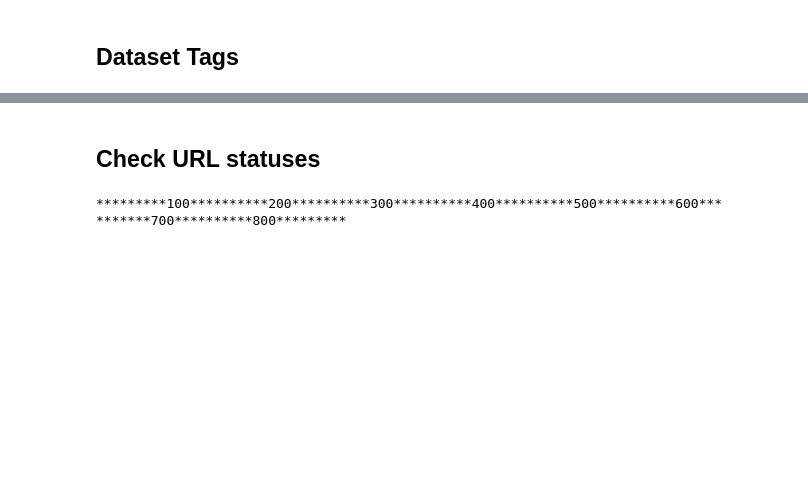
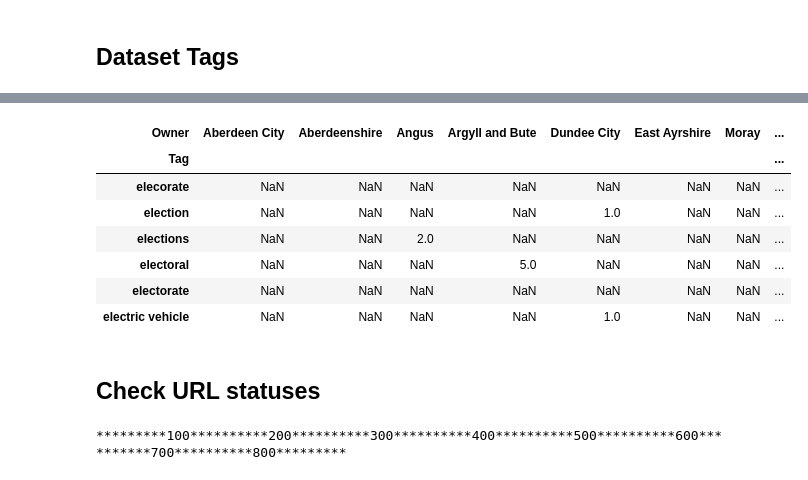
Before and after one commit to OpenDataScotland/the_od_bods, a Jupyter notebook: analytics/analytics.ipynb, the cells around one changed output, grey strips where cells are left out. Saved outputs shown, nothing was run; the diff lists cells and outputs as text; code cells hidden in the pictures; blank space fills up the shorter version.

```diff
--- a/analytics/analytics.ipynb
+++ b/analytics/analytics.ipynb
@@ -350,3 +374,27 @@ stats_d
+# %%
+### Matrix of tags used by council
+stats_d3 = pd.DataFrame(\
+                    data_tags.groupby(['Tag','Owner']).size())\
+                .reset_index()\
+                .pivot(index='Tag',columns='Owner',values=0)
+stats_d3.loc[:,'Tag_Total'] = stats_d3.sum(numeric_only=True, axis=1)
+stats_d3.loc['Council_Total',:] = stats_d3.sum(numeric_only=True, axis=0)
+
+### Export to 'output_TagsByCouncil.csv'
+stats_d3.to_csv('output_TagsByCouncil.csv')
+
+### Show a snippet for "elec"
+elec_tag_list = [t for t in stats_d3.index.values if t[0:4]=='elec']
+stats_d3.loc[elec_tag_list,:]
+# %% [output]
+| Owner | Aberdeen City | Aberdeenshire | Angus | Argyll and Bute | Dundee City | East Ayrshire | Moray | ... |
+| Tag |  |  |  |  |  |  |  | ... |
+| elecorate | NaN | NaN | NaN | NaN | NaN | NaN | NaN | ... |
+| election | NaN | NaN | NaN | NaN | 1.0 | NaN | NaN | ... |
+| elections | NaN | NaN | 2.0 | NaN | NaN | NaN | NaN | ... |
+| electoral | NaN | NaN | NaN | 5.0 | NaN | NaN | NaN | ... |
+| electorate | NaN | NaN | NaN | NaN | NaN | NaN | NaN | ... |
+| electric vehicle | NaN | NaN | NaN | NaN | 1.0 | NaN | NaN | ... |
 # %% [markdown]
 
 ## Check URL statuses
```
Also changed, not shown: parts of 8 cells of this notebook.
